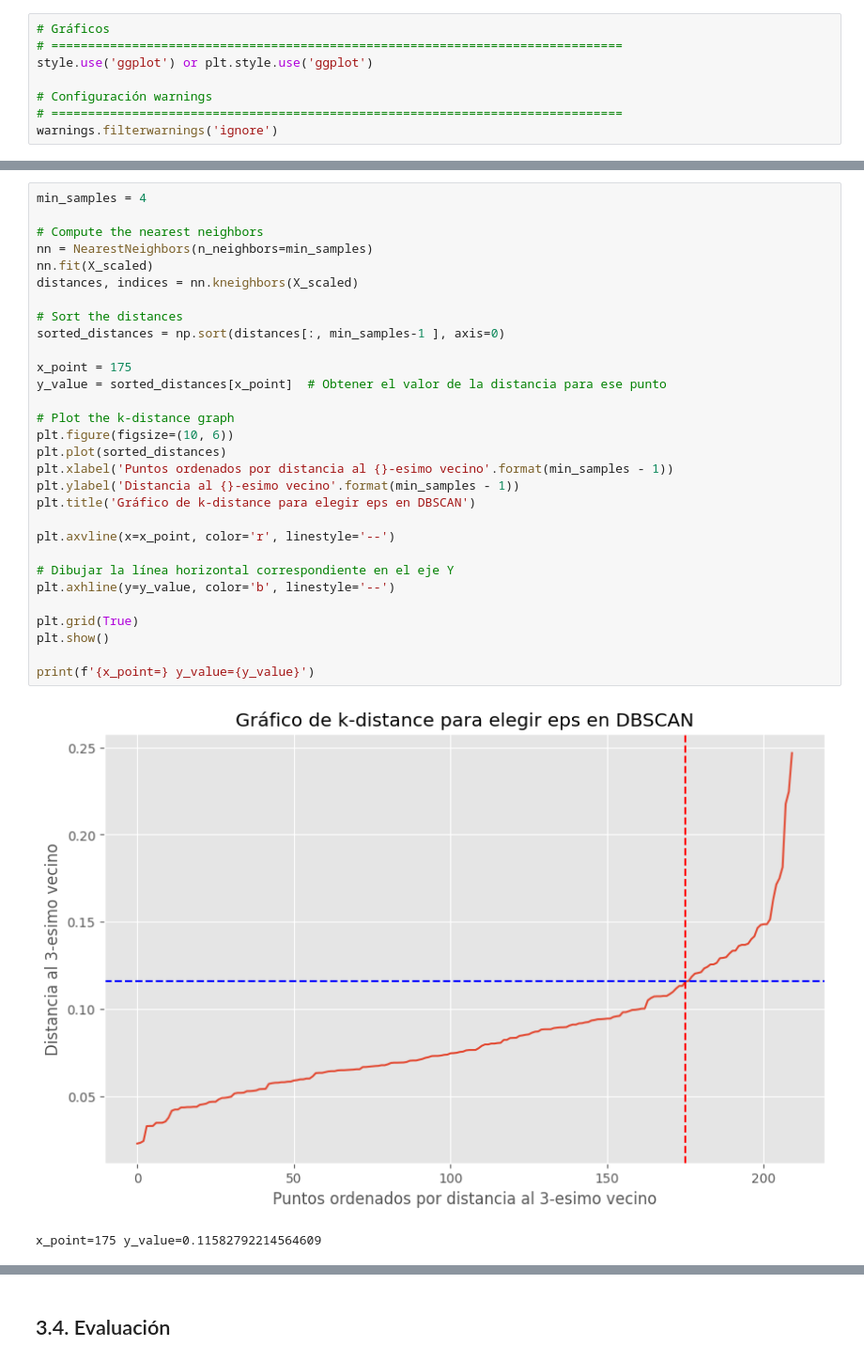
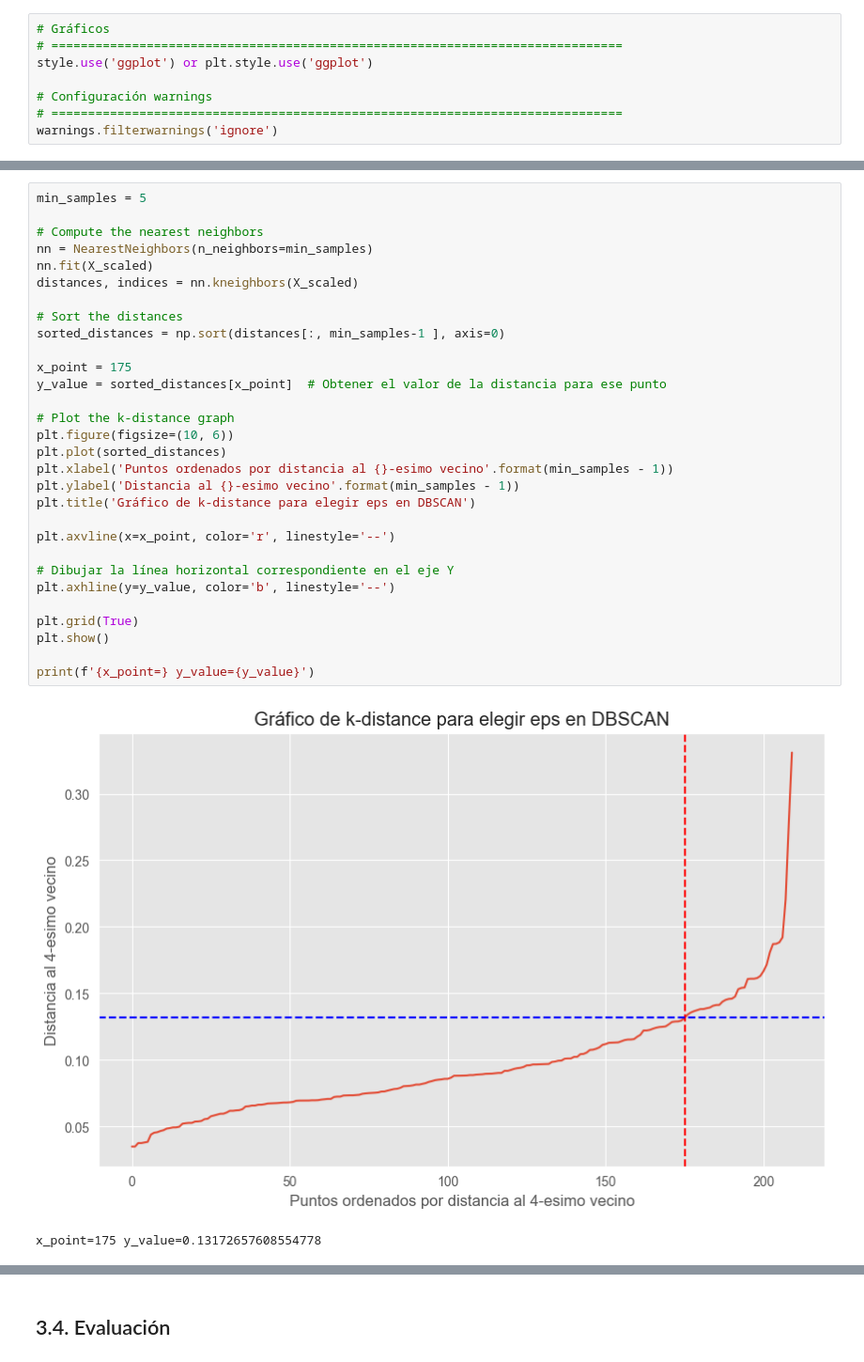
Before and after one commit to liangjizhu/Aprendizaje-Automatico-lab-2, a Jupyter notebook: notebook1.ipynb, the cells around one changed output, grey strips where cells are left out. Shown at 94% size. Drawn from its saved outputs; the diff is of its cells as text.

```diff
--- a/notebook1.ipynb
+++ b/notebook1.ipynb
@@ -390,36 +404,36 @@ Número de outliers encontrados: 1
 # %%
-min_samples = 4
+min_samples = 5
 
 # Compute the nearest neighbors
 nn = NearestNeighbors(n_neighbors=min_samples)
 nn.fit(X_scaled)
 distances, indices = nn.kneighbors(X_scaled)
 
 # Sort the distances
 sorted_distances = np.sort(distances[:, min_samples-1 ], axis=0)
 
 x_point = 175
 y_value = sorted_distances[x_point]  # Obtener el valor de la distancia para ese punto
 
 # Plot the k-distance graph
 plt.figure(figsize=(10, 6))
 plt.plot(sorted_distances)
 plt.xlabel('Puntos ordenados por distancia al {}-esimo vecino'.format(min_samples - 1))
 plt.ylabel('Distancia al {}-esimo vecino'.format(min_samples - 1))
 plt.title('Gráfico de k-distance para elegir eps en DBSCAN')
 
 plt.axvline(x=x_point, color='r', linestyle='--')
 
 # Dibujar la línea horizontal correspondiente en el eje Y
 plt.axhline(y=y_value, color='b', linestyle='--')
 
 plt.grid(True)
 plt.show()
 
 print(f'{x_point=} y_value={y_value}')
 # %% [output]
-[figure, old version]
+[figure, new version]
-x_point=175 y_value=0.11582792214564609
+x_point=175 y_value=0.13172657608554778
 # %%
 # Modelo
 # ==============================================================================
```
Also changed, not shown: parts of 27 cells of this notebook.
